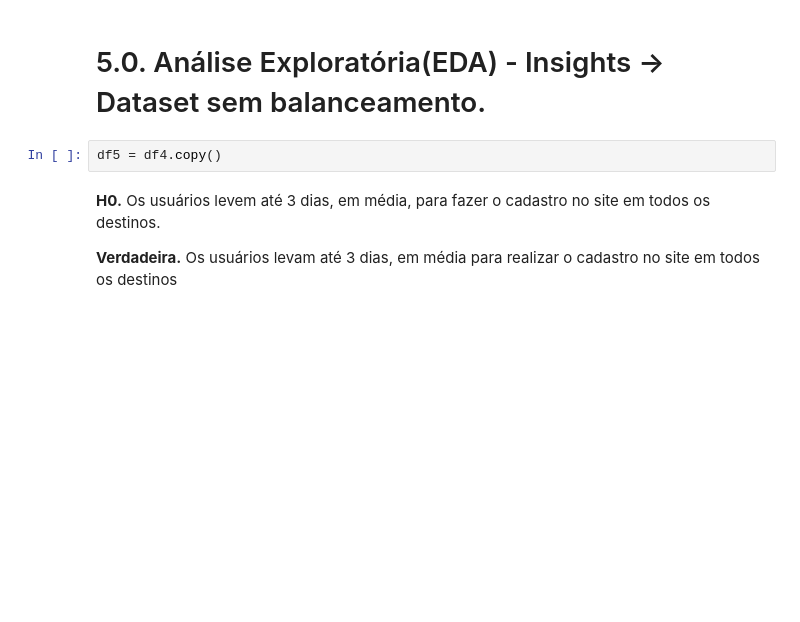
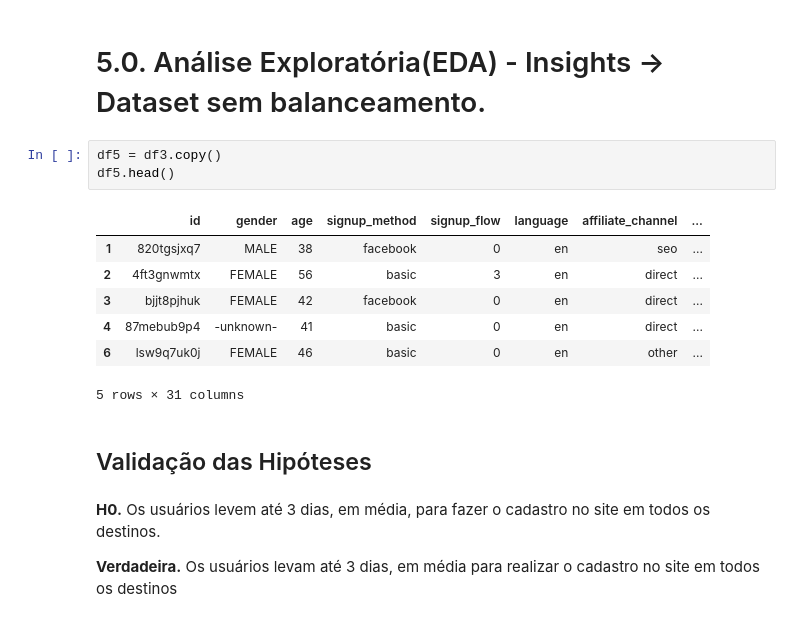
Before and after one commit to laurivansareta/previsao_agendamento_acomodacao, a Jupyter notebook: notebooks/c7.analise_exploratoria_correlacao.ipynb, the cells around one changed output. Drawn from its saved outputs; the diff is of its cells as text; blank space fills up the shorter version.

```diff
--- a/notebooks/c7.analise_exploratoria_correlacao.ipynb
+++ b/notebooks/c7.analise_exploratoria_correlacao.ipynb
@@ -363,7 +580,18 @@ df4 = pd.concat([df4[['id', 'country_destination']], df4_dummy], axis=1)
 # %% [markdown]
 # 5.0. Análise Exploratória(EDA) - Insights -> Dataset sem balanceamento.
 # %%
-df5 = df4.copy()
+df5 = df3.copy()
+df5.head()
+# %% [output]
+|  | id | gender | age | signup_method | signup_flow | language | affiliate_channel | ... |
+| 1 | 820tgsjxq7 | MALE | 38 | facebook | 0 | en | seo | ... |
+| 2 | 4ft3gnwmtx | FEMALE | 56 | basic | 3 | en | direct | ... |
+| 3 | bjjt8pjhuk | FEMALE | 42 | facebook | 0 | en | direct | ... |
+| 4 | 87mebub9p4 | -unknown- | 41 | basic | 0 | en | direct | ... |
+| 6 | lsw9q7uk0j | FEMALE | 46 | basic | 0 | en | other | ... |
+5 rows × 31 columns
+# %% [markdown]
+## Validação das Hipóteses
 # %% [markdown]
 **H0.** Os usuários levem até 3 dias, em média, para fazer o cadastro no site em todos os destinos.
 
```
Also changed, not shown: parts of 49 cells of this notebook.
